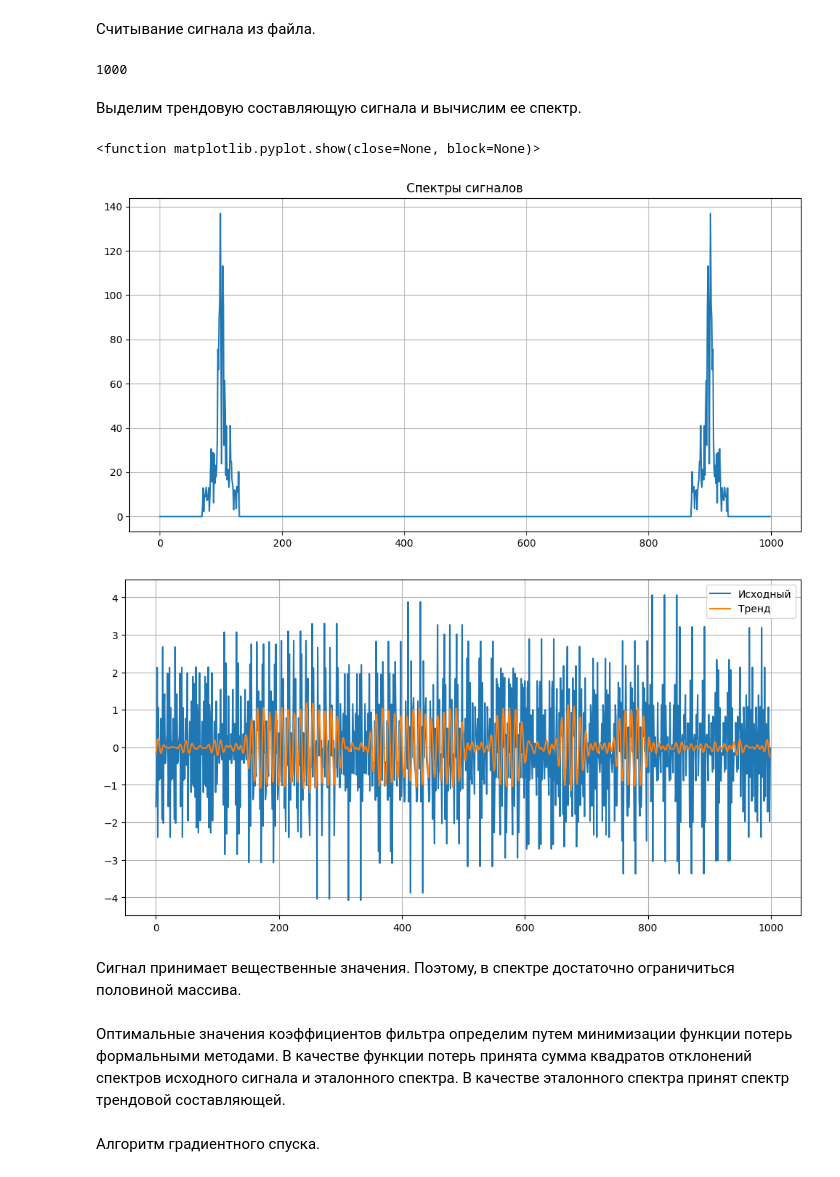
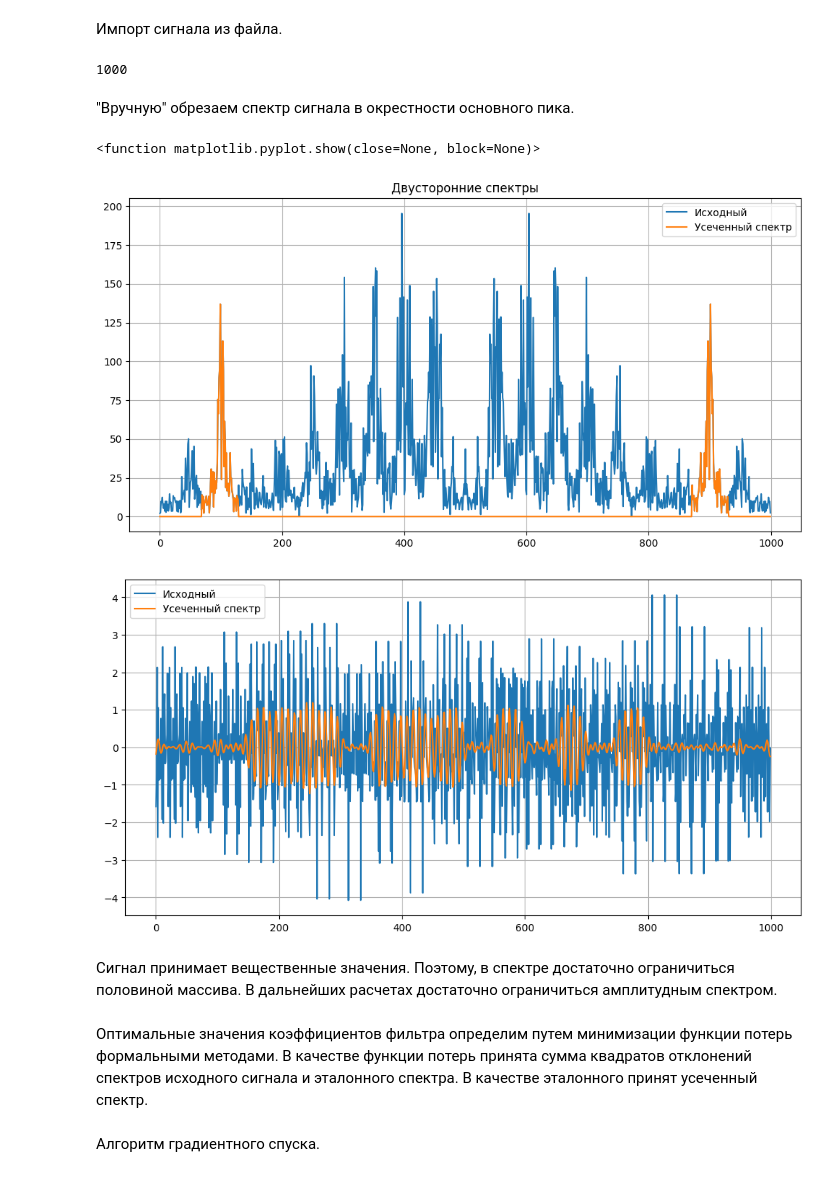
Before and after one commit to romangorbunov91/morze-dsp, a Jupyter notebook: notebook.ipynb, the cells around one changed output. Drawn from its saved outputs; the diff is of its cells as text; code cells hidden in the pictures.

```diff
--- a/notebook.ipynb
+++ b/notebook.ipynb
@@ -5,44 +5,50 @@ import pywt
 from scipy import signal
 from IPython.display import clear_output
 # %% [markdown]
-Считывание сигнала из файла.
+Импорт сигнала из файла.
 # %%
 x = np.genfromtxt('signal.txt')
 len(x)
 # %% [output]
 1000
 # %% [markdown]
-Выделим трендовую составляющую сигнала и вычислим ее спектр.
+"Вручную" обрезаем спектр сигнала в окрестности основного пика.
 # %%
 user_figsize = (12, 6)
-plot_names_wave = 'Исходный', 'Тренд'
+plot_names_wave = 'Исходный', 'Усеченный спектр'
 plot_names = 'Исходный', 'После фильтрации'
 
 Nfft = len(x)
 delta_f = 60
-f_center = 100
+f_center = 100 - 1
 X = np.fft.fft(x)
-X[:(f_center - delta_f//2)] = np.zeros(len(X[:(f_center - delta_f//2)]))
-X[-(f_center - delta_f//2):] = np.zeros(len(X[-(f_center - delta_f//2):]))
-X[(f_center + delta_f//2):-(f_center + delta_f//2)] = np.zeros(len(X[(f_center + delta_f//2):-(f_center + delta_f//2)]))
+# Усечение спектров.
+X_cut = X.copy()
+X_cut[:(f_center - delta_f//2) ] = np.zeros(len(X_cut[:(f_center - delta_f//2) ]))
+X_cut[-(f_center - delta_f//2):] = np.zeros(len(X_cut[-(f_center - delta_f//2):]))
+X_cut[(f_center + delta_f//2):-(f_center + delta_f//2)] = np.zeros(len(X_cut[(f_center + delta_f//2):-(f_center + delta_f//2)]))
 
 plt.figure(figsize=user_figsize)
 plt.plot(np.abs(X))
+plt.plot(np.abs(X_cut))
 plt.grid()
-plt.title('Спектры сигналов')
+plt.title('Двусторонние спектры')
+plt.legend(plot_names_wave)
+plt.savefig('readme_img/spectrum_cut.png', bbox_inches='tight')
 plt.show
 
-y = np.fft.ifft(X)
+x_cut = np.real(np.fft.ifft(X_cut))
 plt.figure(figsize=user_figsize)
 plt.plot(x)
-plt.plot(y)
+plt.plot(x_cut)
 plt.grid()
 plt.legend(plot_names_wave)
+plt.savefig('readme_img/signals_cut.png', bbox_inches='tight')
 plt.show
 # %% [output]
 <function matplotlib.pyplot.show(close=None, block=None)>
-[figure, old version]
+[figure, new version]
-[figure, old version]
+[figure, new version]
 # %% [markdown]
-Сигнал принимает вещественные значения. Поэтому, в спектре достаточно ограничиться половиной массива.
+Сигнал принимает вещественные значения. Поэтому, в спектре достаточно ограничиться половиной массива. В дальнейших расчетах достаточно ограничиться амплитудным спектром.
 # %%
@@ -51,5 +57,5 @@ Zfft = np.abs(X[:Nfft//2])
 # %% [markdown]
-Оптимальные значения коэффициентов фильтра определим путем минимизации функции потерь формальными методами. В качестве функции потерь принята сумма квадратов отклонений спектров исходного сигнала и эталонного спектра. В качестве эталонного спектра принят спектр трендовой составляющей.
+Оптимальные значения коэффициентов фильтра определим путем минимизации функции потерь формальными методами. В качестве функции потерь принята сумма квадратов отклонений спектров исходного сигнала и эталонного спектра. В качестве эталонного принят усеченный спектр.
 # %%
 # X - амплитудный спектр сигнала.
 # y - эталон амплитудного спектра.
```
Also changed, not shown: parts of 3 cells of this notebook, 8 other files.
